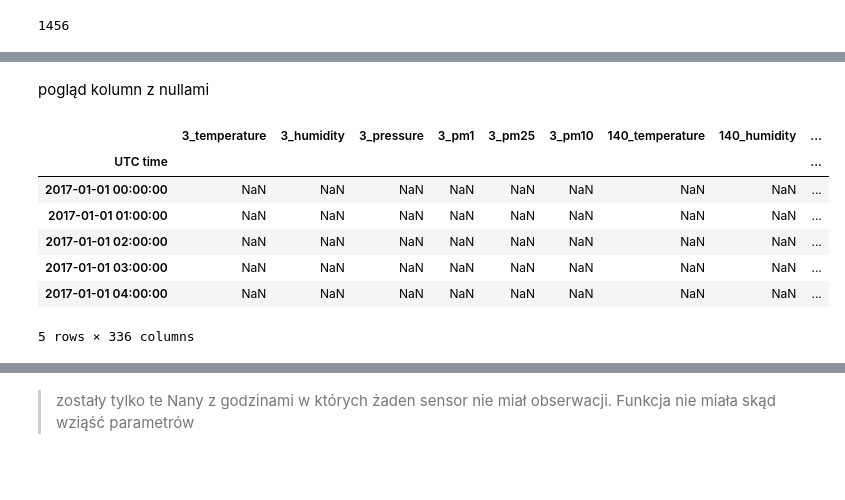
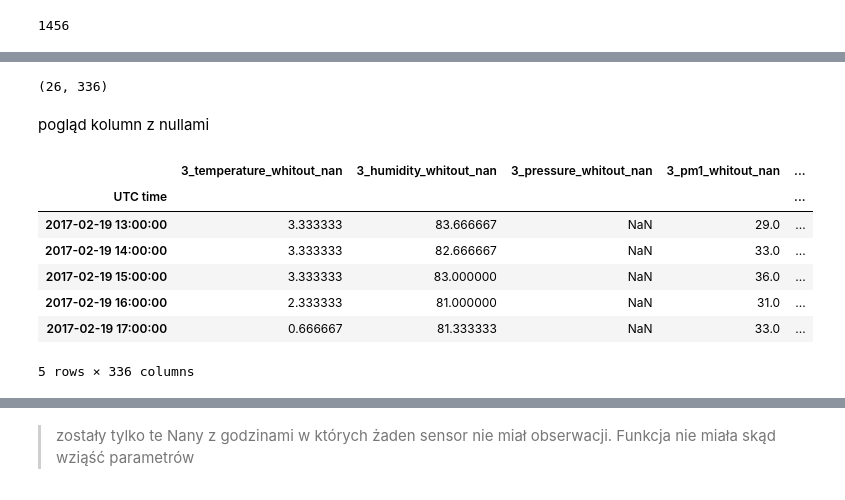
Before and after one commit to ciepielajan/SDA_SMOG_Wawelski, a Jupyter notebook: Jan/DistanceMetric_haversine_uzupełnienie_wartości_z_najblizszych_sensorow.ipynb, the cells around one changed output, grey strips where cells are left out. Drawn from its saved outputs; the diff is of its cells as text; code cells hidden in the pictures.

```diff
--- a/Jan/DistanceMetric_haversine_uzupełnienie_wartości_z_najblizszych_sensorow.ipynb
+++ b/Jan/DistanceMetric_haversine_uzupełnienie_wartości_z_najblizszych_sensorow.ipynb
@@ -229,13 +245,18 @@ Length: 336, dtype: int64
+# %%
+# w ilu dniach są nulle
+year_whitout_nan[year_whitout_nan.isna().any(axis=1)].shape
+# %% [output]
+(26, 336)
 # %% [markdown]
 pogląd kolumn z nullami
 # %%
-year_whitout_nan[year_whitout_nan.isnull()].head()
+year_whitout_nan[year_whitout_nan.isna().any(axis=1)].head()
 # %% [output]
-|  | 3_temperature | 3_humidity | 3_pressure | 3_pm1 | 3_pm25 | 3_pm10 | 140_temperature | 140_humidity | ... |
-| UTC time |  |  |  |  |  |  |  |  | ... |
-| 2017-01-01 00:00:00 | NaN | NaN | NaN | NaN | NaN | NaN | NaN | NaN | ... |
-| 2017-01-01 01:00:00 | NaN | NaN | NaN | NaN | NaN | NaN | NaN | NaN | ... |
-| 2017-01-01 02:00:00 | NaN | NaN | NaN | NaN | NaN | NaN | NaN | NaN | ... |
-| 2017-01-01 03:00:00 | NaN | NaN | NaN | NaN | NaN | NaN | NaN | NaN | ... |
-| 2017-01-01 04:00:00 | NaN | NaN | NaN | NaN | NaN | NaN | NaN | NaN | ... |
+|  | 3_temperature_whitout_nan | 3_humidity_whitout_nan | 3_pressure_whitout_nan | 3_pm1_whitout_nan | ... |
+| UTC time |  |  |  |  | ... |
+| 2017-02-19 13:00:00 | 3.333333 | 83.666667 | NaN | 29.0 | ... |
+| 2017-02-19 14:00:00 | 3.333333 | 82.666667 | NaN | 33.0 | ... |
+| 2017-02-19 15:00:00 | 3.333333 | 83.000000 | NaN | 36.0 | ... |
+| 2017-02-19 16:00:00 | 2.333333 | 81.000000 | NaN | 31.0 | ... |
+| 2017-02-19 17:00:00 | 0.666667 | 81.333333 | NaN | 33.0 | ... |
 5 rows × 336 columns
```
Also changed, not shown: parts of 10 cells of this notebook.
